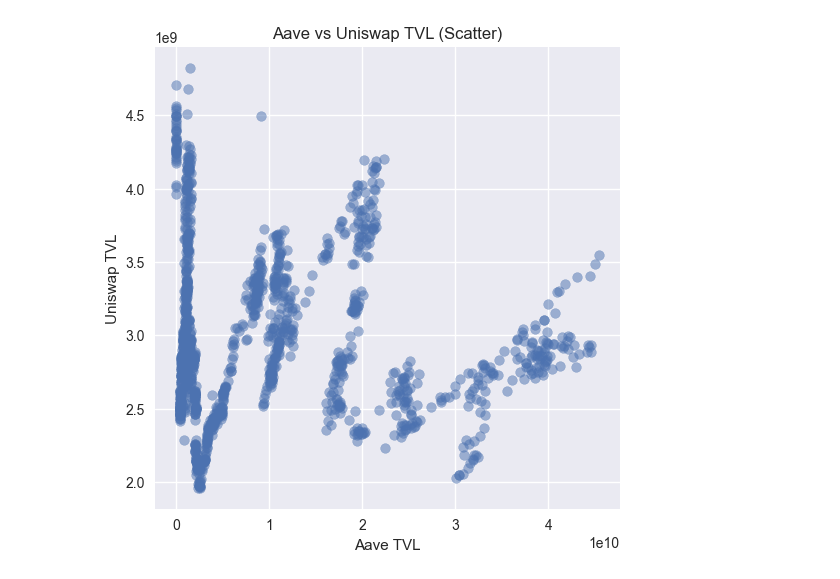
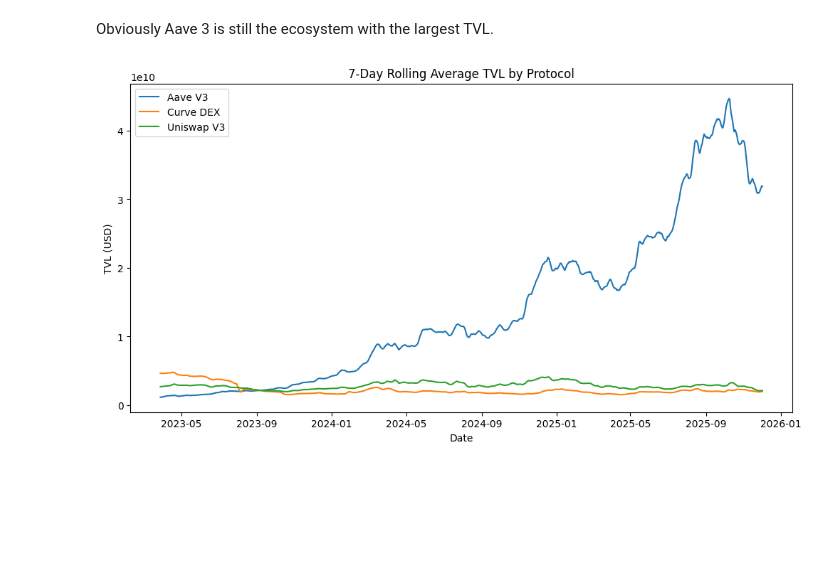
Before and after one commit to camel-lion-child/defi_market_data_pipeline, a Jupyter notebook: src/notebooks/EDA.ipynb, the cells around one changed output. Saved outputs shown, nothing was run; the diff lists cells and outputs as text; code cells hidden in the pictures; blank space fills up the shorter version.

```diff
--- a/src/notebooks/EDA.ipynb
+++ b/src/notebooks/EDA.ipynb
@@ -72,16 +74,13 @@ plt.show()
 # %%
-pivot = df.pivot_table(
-    index="date",
-    columns="protocol",
-    values="tvl_usd",
-    aggfunc="mean"
-)
+plt.figure(figsize=(12,6))
 
-corr = pivot.corr()
-corr
-import seaborn as sns
-plt.figure(figsize=(8,6))
-sns.heatmap(corr, annot=True, cmap="coolwarm", vmin=-1, vmax=1)
-plt.title("Correlation of TVL Between Protocols")
+for protocol, sub in df.groupby("protocol"):
+    daily = sub.groupby("date", as_index=False)["tvl_usd"].mean()
+    plt.plot(daily["date"], daily["tvl_usd"], label=protocol)
+
+plt.title("TVL Over Time by Protocol")
+plt.xlabel("Date")
+plt.ylabel("TVL (USD)")
+plt.legend()
 plt.show()
 # %% [output]
@@ -99,12 +88,17 @@ Curve vs Uniswap: +0.38 → mild positive correlation; both are DEX-based and sh
+# %% [markdown]
+Obviously Aave 3 is still the ecosystem with the largest TVL.
 # %%
-aave = pivot["Aave V3"]
-uni = pivot["Uniswap V3"]
+plt.figure(figsize=(12,6))
 
-plt.figure(figsize=(6,6))
-plt.scatter(aave, uni, alpha=0.5)
-plt.xlabel("Aave TVL")
-plt.ylabel("Uniswap TVL")
-plt.title("Aave vs Uniswap TVL (Scatter)")
+for protocol, sub in df.groupby("protocol"):
+    daily = sub.groupby("date", as_index=False)["tvl_usd"].mean()
+    daily["tvl_7d"] = daily["tvl_usd"].rolling(7).mean()
+    plt.plot(daily["date"], daily["tvl_7d"], label=protocol)
+
+plt.title("7-Day Rolling Average TVL by Protocol")
+plt.xlabel("Date")
+plt.ylabel("TVL (USD)")
+plt.legend()
 plt.show()
 # %% [output]
-[figure, old version]
+[figure, new version]
```
Also changed, not shown: parts of 22 cells of this notebook, 1 other file.
